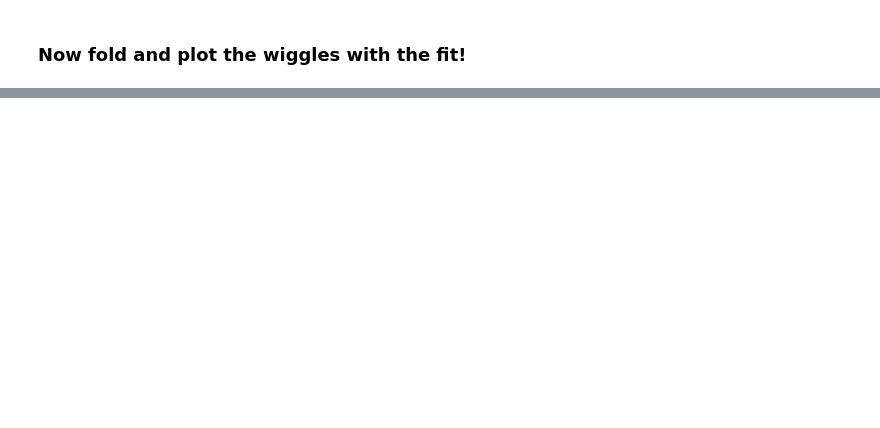
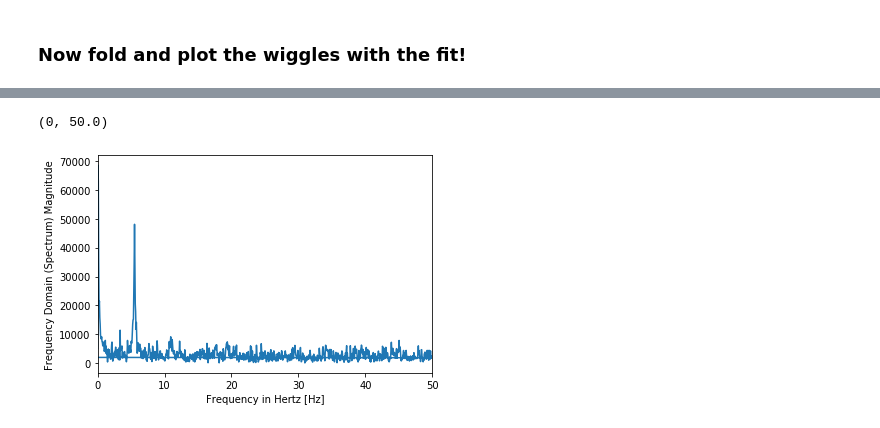
Before and after one commit to glukicov/EDMTracking, a Jupyter notebook: Wiggle.ipynb, the cells around one changed output, grey strips where cells are left out. Saved outputs shown, nothing was run; the diff lists cells and outputs as text; code cells hidden in the pictures; blank space fills up the shorter version.

```diff
--- a/Wiggle.ipynb
+++ b/Wiggle.ipynb
@@ -186,0 +241,18 @@ Expected error on R is 8.38281012526728 ppm
+# %%
+from scipy import fftpack
+
+f_s = 100  # Sampling rate, or number of measurements per second
+
+X = fftpack.fft(res)
+freqs = fftpack.fftfreq(len(res))  * f_s
+
+fig, ax = plt.subplots()
+
+ax.plot(freqs, np.abs(X))
+ax.set_xlabel('Frequency in Hertz [Hz]')
+ax.set_ylabel('Frequency Domain (Spectrum) Magnitude')
+ax.set_xlim(0, f_s / 2)
+# ax.set_ylim(-5, 110)
+# %% [output]
+(0, 50.0)
+[figure, added]
```
Also changed, not shown: parts of 14 cells of this notebook, 2 other files.
